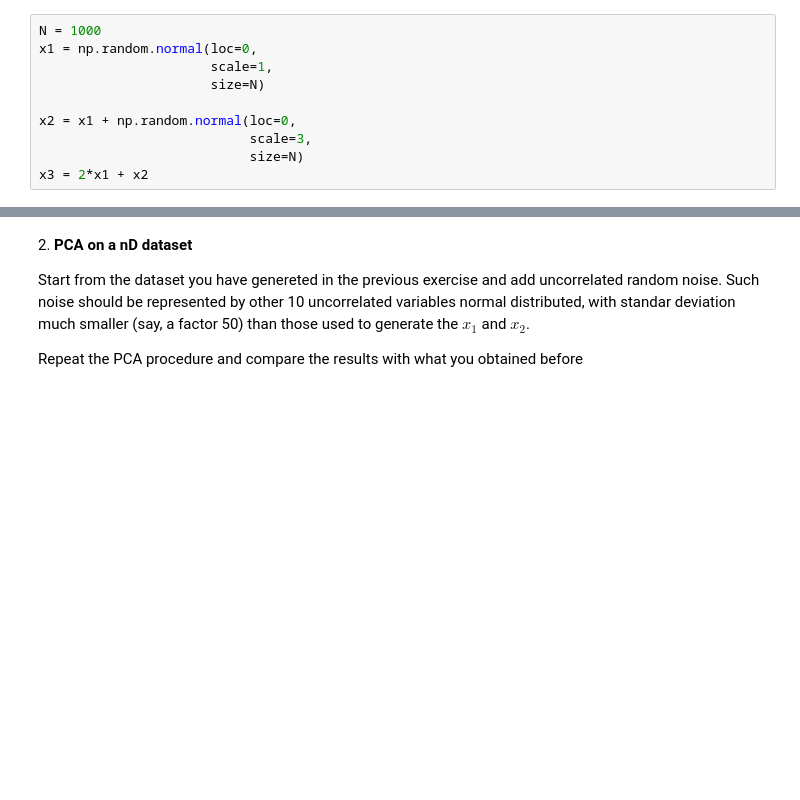
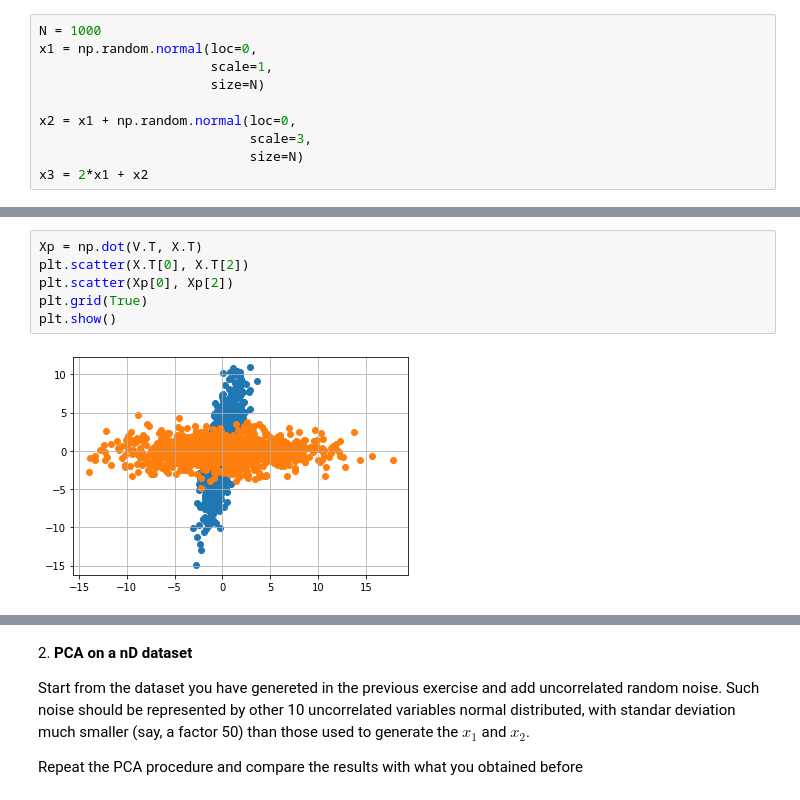
Before and after one commit to GiacomoDiPrima/LaboratoryOfComputationalPhysics_Y5, a Jupyter notebook: 08ex_LinearAlgebra.ipynb, the cells around one changed output, grey strips where cells are left out. Saved outputs shown, nothing was run; the diff lists cells and outputs as text; blank space fills up the shorter version.

```diff
--- a/08ex_LinearAlgebra.ipynb
+++ b/08ex_LinearAlgebra.ipynb
@@ -89,0 +84,8 @@ print(V_svd)
+# %%
+Xp = np.dot(V.T, X.T)
+plt.scatter(X.T[0], X.T[2])
+plt.scatter(Xp[0], Xp[2])
+plt.grid(True)
+plt.show()
+# %% [output]
+[figure, added]
```
Also changed, not shown: parts of 21 cells of this notebook.
